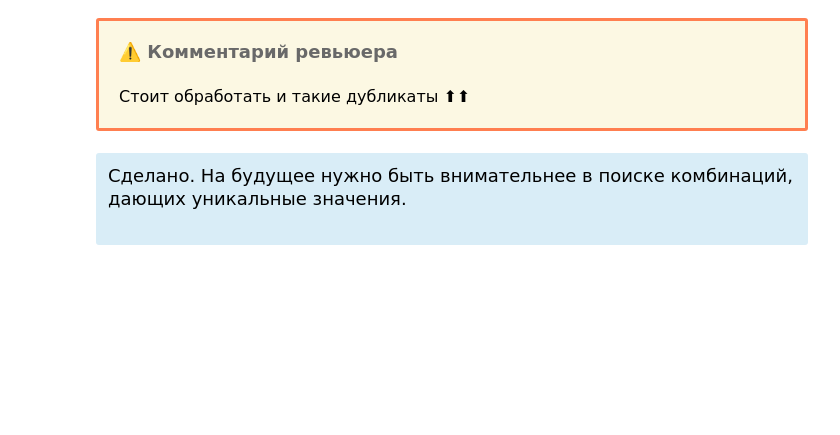
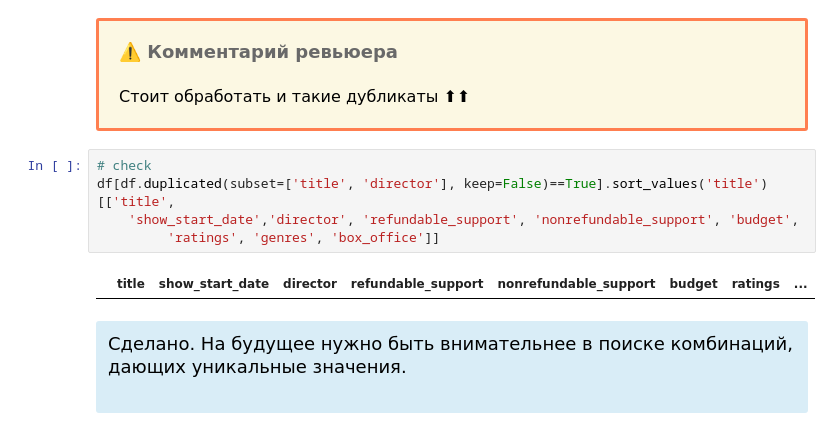
Before and after one commit to EvanderLatine/DS_Practicum, a Jupyter notebook: Composite_Project_1/EDA.ipynb, the cells around one changed output. Saved outputs shown, nothing was run; the diff lists cells and outputs as text; blank space fills up the shorter version.

```diff
--- a/Composite_Project_1/EDA.ipynb
+++ b/Composite_Project_1/EDA.ipynb
@@ -794,6 +824,13 @@ df = df.drop_duplicates(['title', 'director'])
     <br />
     <font size="3", color = "black">
 <br /> Стоит обработать и такие дубликаты ⬆⬆
+# %%
+# check
+df[df.duplicated(subset=['title', 'director'], keep=False)==True].sort_values('title')[['title',
+    'show_start_date','director', 'refundable_support', 'nonrefundable_support', 'budget',
+         'ratings', 'genres', 'box_office']]
+# %% [output]
+|  | title | show_start_date | director | refundable_support | nonrefundable_support | budget | ratings | ... |
 # %% [markdown]
 <div class="alert alert-info">
 <font size="4", color = "black">Сделано. На будущее нужно быть внимательнее в поиске комбинаций, дающих уникальные значения.</font>
```
Also changed, not shown: parts of 69 cells of this notebook, 6 other files.
